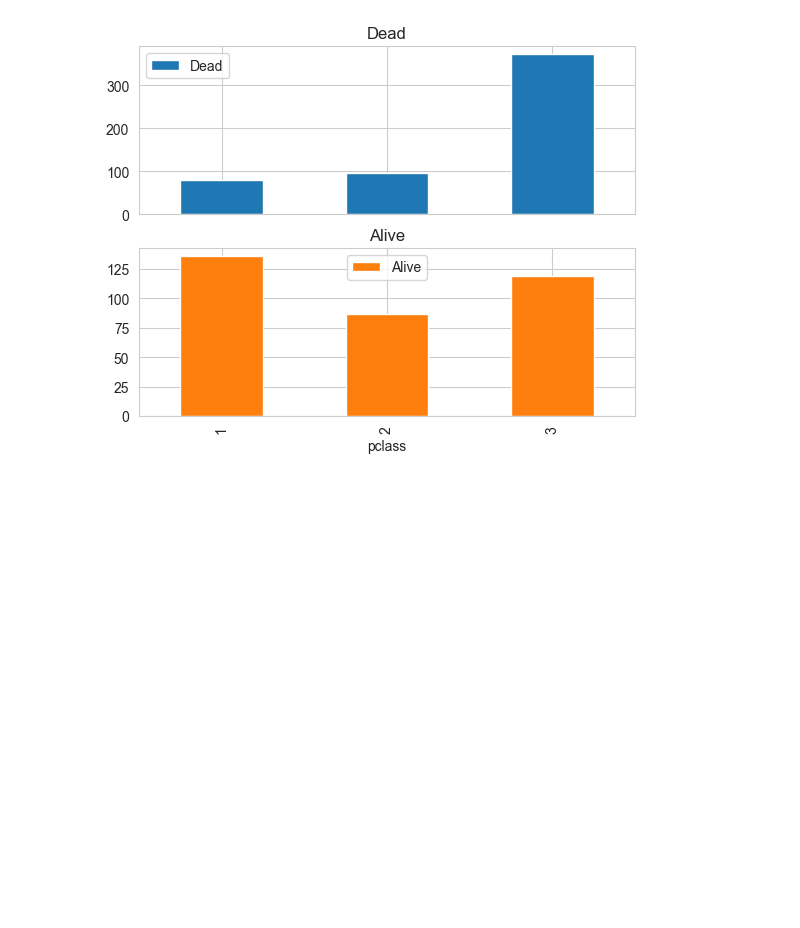
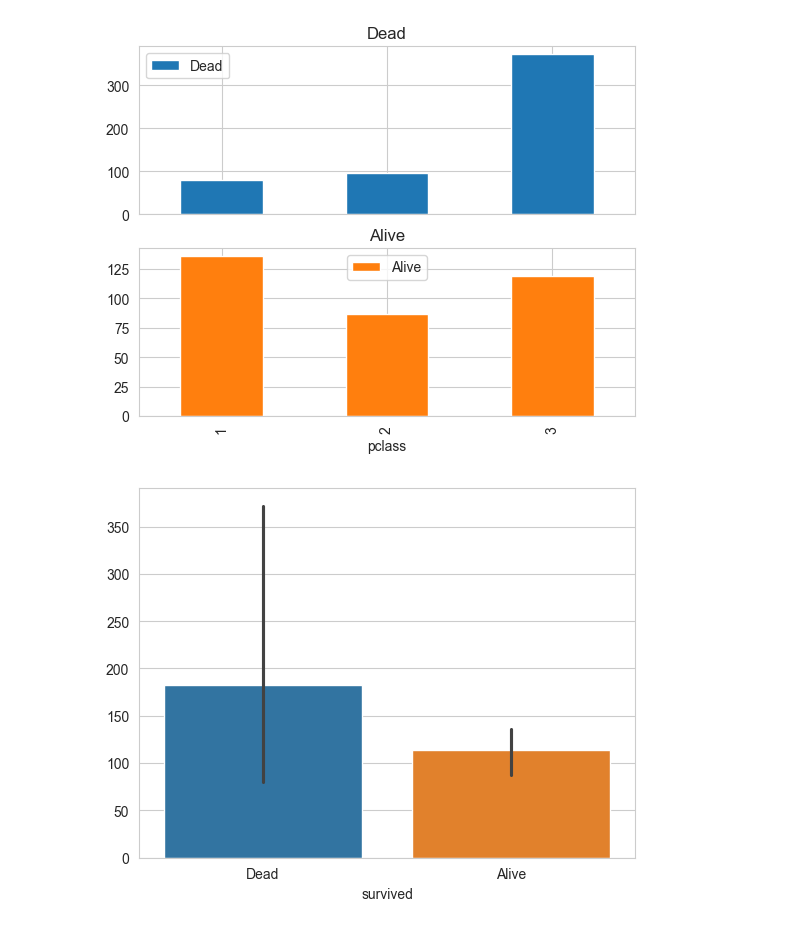
Before and after one commit to b0ong/bigdata-analysis-2024, a Jupyter notebook: day02/da06_plot_practice.ipynb, the cells around one changed output. Saved outputs shown, nothing was run; the diff lists cells and outputs as text; code cells hidden in the pictures; blank space fills up the shorter version.

```diff
--- a/day02/da06_plot_practice.ipynb
+++ b/day02/da06_plot_practice.ipynb
@@ -102,3 +102,8 @@ plt.show()
 # %% [output]
 [figure]
 [figure]
+# %%
+sns.barplot(pclassSurvived)
+plt.show()
+# %% [output]
+[figure, added]
```
Also changed, not shown: parts of 3 cells of this notebook, 2 other files.
